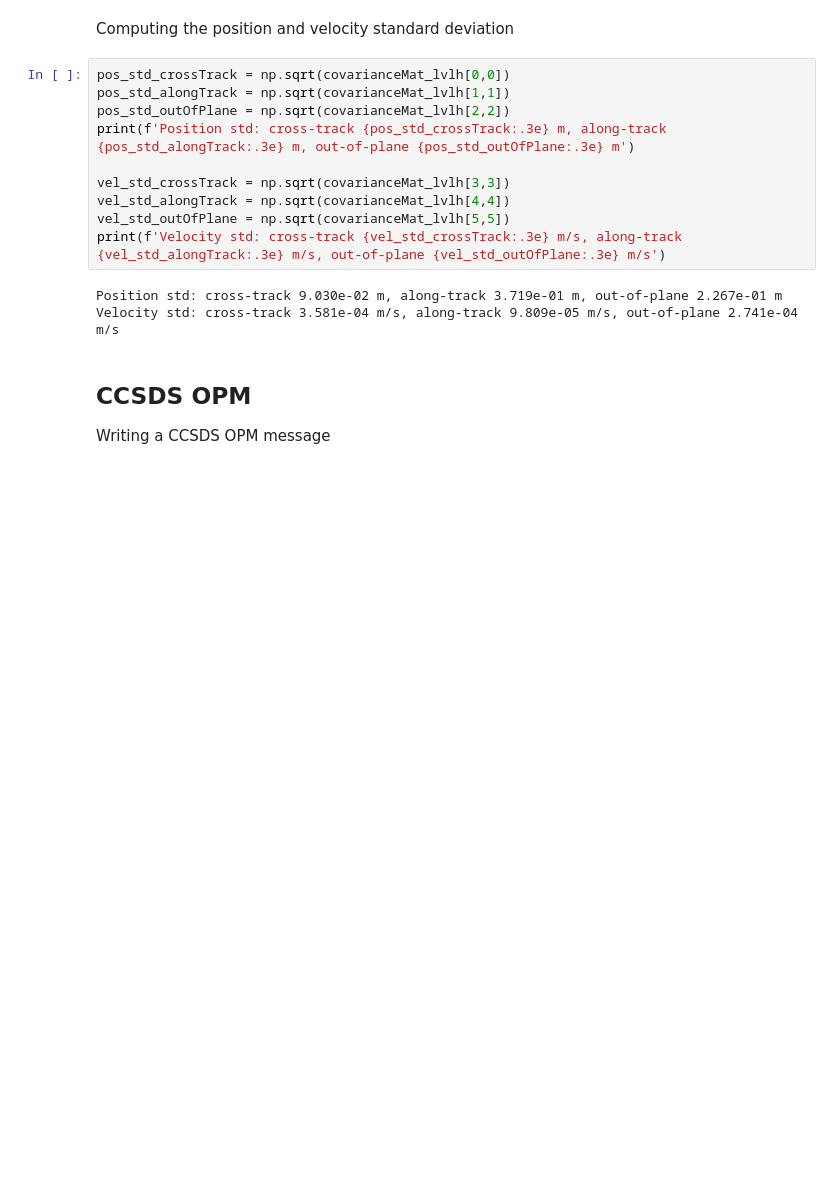
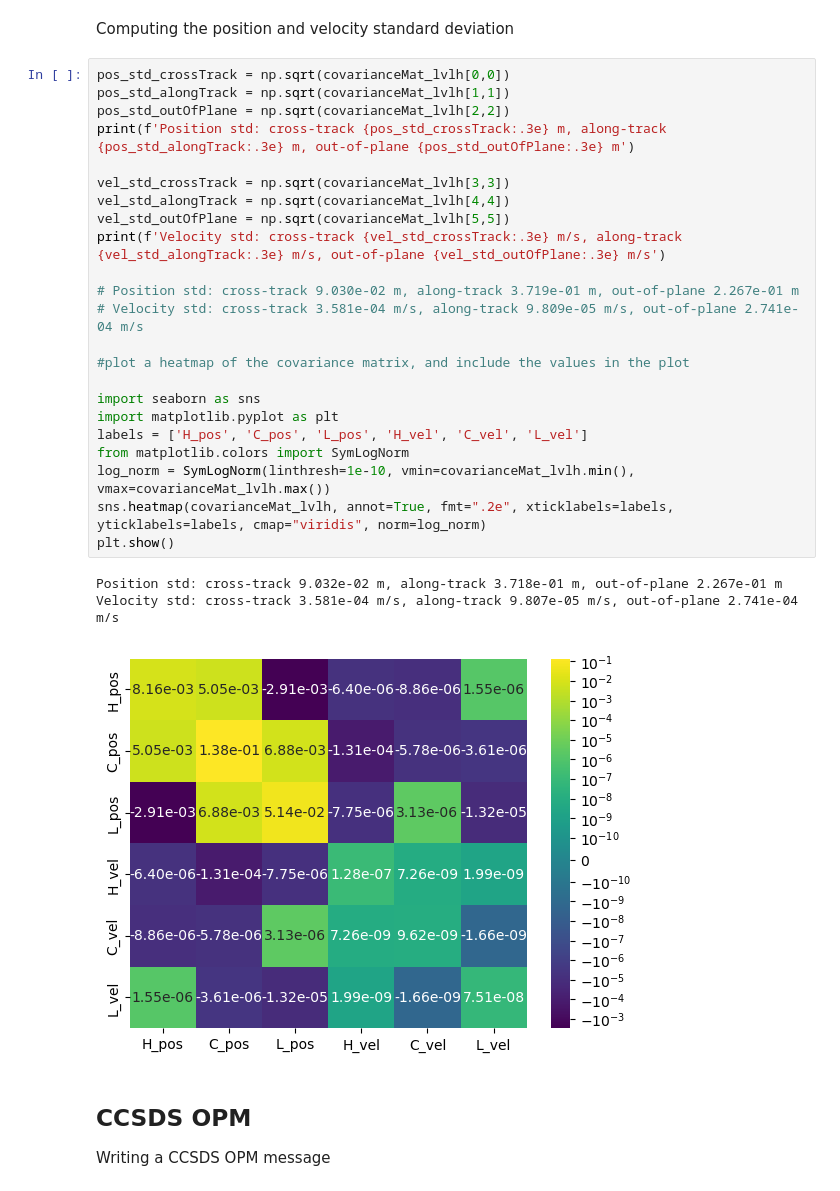
Before and after one commit to CharlesPlusC/ERP_tools, a Jupyter notebook: notebooks/OrdDetOrekitExample.ipynb, the cells around one changed output. Saved outputs shown, nothing was run; the diff lists cells and outputs as text; blank space fills up the shorter version.

Commit message:
HCL plot and starlink ephem reading tools

```diff
--- a/notebooks/OrdDetOrekitExample.ipynb
+++ b/notebooks/OrdDetOrekitExample.ipynb
@@ -1039,16 +1042,30 @@ Computing the position and velocity standard deviation
 # %%
 pos_std_crossTrack = np.sqrt(covarianceMat_lvlh[0,0])
 pos_std_alongTrack = np.sqrt(covarianceMat_lvlh[1,1])
 pos_std_outOfPlane = np.sqrt(covarianceMat_lvlh[2,2])
 print(f'Position std: cross-track {pos_std_crossTrack:.3e} m, along-track {pos_std_alongTrack:.3e} m, out-of-plane {pos_std_outOfPlane:.3e} m')
 
 vel_std_crossTrack = np.sqrt(covarianceMat_lvlh[3,3])
 vel_std_alongTrack = np.sqrt(covarianceMat_lvlh[4,4])
 vel_std_outOfPlane = np.sqrt(covarianceMat_lvlh[5,5])
 print(f'Velocity std: cross-track {vel_std_crossTrack:.3e} m/s, along-track {vel_std_alongTrack:.3e} m/s, out-of-plane {vel_std_outOfPlane:.3e} m/s')
+
+# Position std: cross-track 9.030e-02 m, along-track 3.719e-01 m, out-of-plane 2.267e-01 m
+# Velocity std: cross-track 3.581e-04 m/s, along-track 9.809e-05 m/s, out-of-plane 2.741e-04 m/s
+
+#plot a heatmap of the covariance matrix, and include the values in the plot
+
+import seaborn as sns
+import matplotlib.pyplot as plt
+labels = ['H_pos', 'C_pos', 'L_pos', 'H_vel', 'C_vel', 'L_vel']
+from matplotlib.colors import SymLogNorm
+log_norm = SymLogNorm(linthresh=1e-10, vmin=covarianceMat_lvlh.min(), vmax=covarianceMat_lvlh.max())
+sns.heatmap(covarianceMat_lvlh, annot=True, fmt=".2e", xticklabels=labels, yticklabels=labels, cmap="viridis", norm=log_norm)
+plt.show()
 # %% [output]
-Position std: cross-track 9.030e-02 m, along-track 3.719e-01 m, out-of-plane 2.267e-01 m
-Velocity std: cross-track 3.581e-04 m/s, along-track 9.809e-05 m/s, out-of-plane 2.741e-04 m/s
+Position std: cross-track 9.032e-02 m, along-track 3.718e-01 m, out-of-plane 2.267e-01 m
+Velocity std: cross-track 3.581e-04 m/s, along-track 9.807e-05 m/s, out-of-plane 2.741e-04 m/s
+[figure, added]
 # %% [markdown]
 ## CCSDS OPM
 Writing a CCSDS OPM message
```
Also changed, not shown: parts of 31 cells of this notebook, 7 other files.
